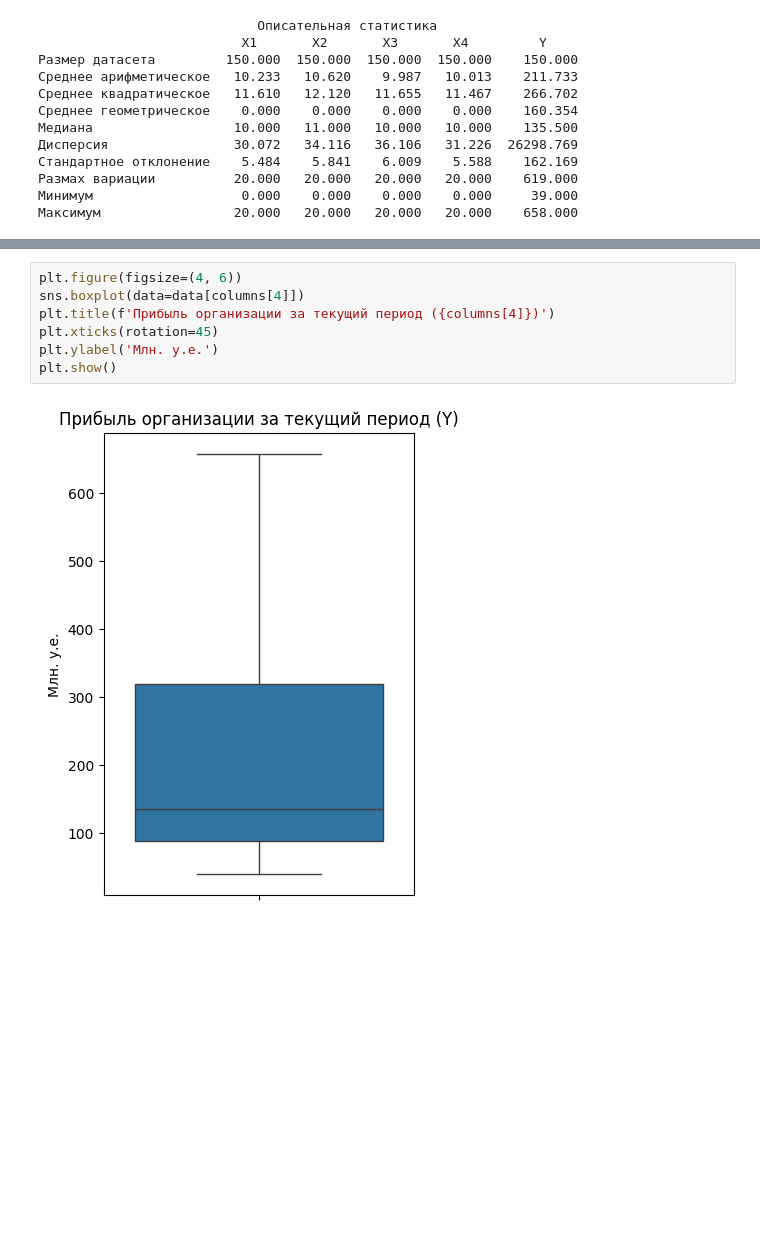
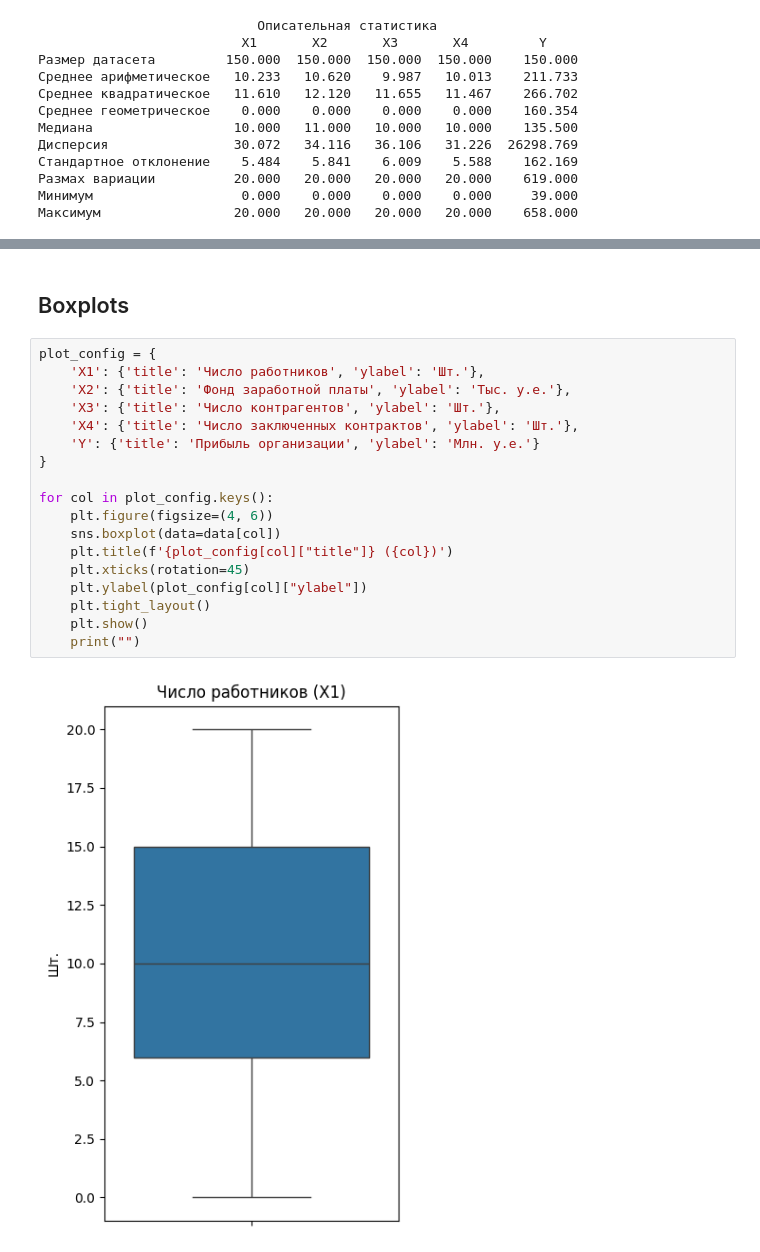
Before and after one commit to AntoninaRemizova/MMAD, a Jupyter notebook: ММАД_КР.ipynb, the cells around one changed output, grey strips where cells are left out. Cells and saved outputs as stored; diff of their text form; blank space fills up the shorter version.

```diff
--- a/ММАД_КР.ipynb
+++ b/ММАД_КР.ipynb
@@ -116,9 +88,22 @@ plt.show()
-# %%
-plt.figure(figsize=(4, 6))
-sns.boxplot(data=data[columns[4]])
-plt.title(f'Прибыль организации за текущий период ({columns[4]})')
-plt.xticks(rotation=45)
-plt.ylabel('Млн. у.е.')
-plt.show()
-# %% [output]
-[figure, removed]
+# %% [markdown]
+## Boxplots
+# %%
+plot_config = {
+    'X1': {'title': 'Число работников', 'ylabel': 'Шт.'},
+    'X2': {'title': 'Фонд заработной платы', 'ylabel': 'Тыс. у.е.'},
+    'X3': {'title': 'Число контрагентов', 'ylabel': 'Шт.'},
+    'X4': {'title': 'Число заключенных контрактов', 'ylabel': 'Шт.'},
+    'Y': {'title': 'Прибыль организации', 'ylabel': 'Млн. у.е.'}
+}
+
+for col in plot_config.keys():
+    plt.figure(figsize=(4, 6))
+    sns.boxplot(data=data[col])
+    plt.title(f'{plot_config[col]["title"]} ({col})')
+    plt.xticks(rotation=45)
+    plt.ylabel(plot_config[col]["ylabel"])
+    plt.tight_layout()
+    plt.show()
+    print("")
+# %% [output]
+[figure, added]
```
Also changed, not shown: parts of 14 cells of this notebook.
